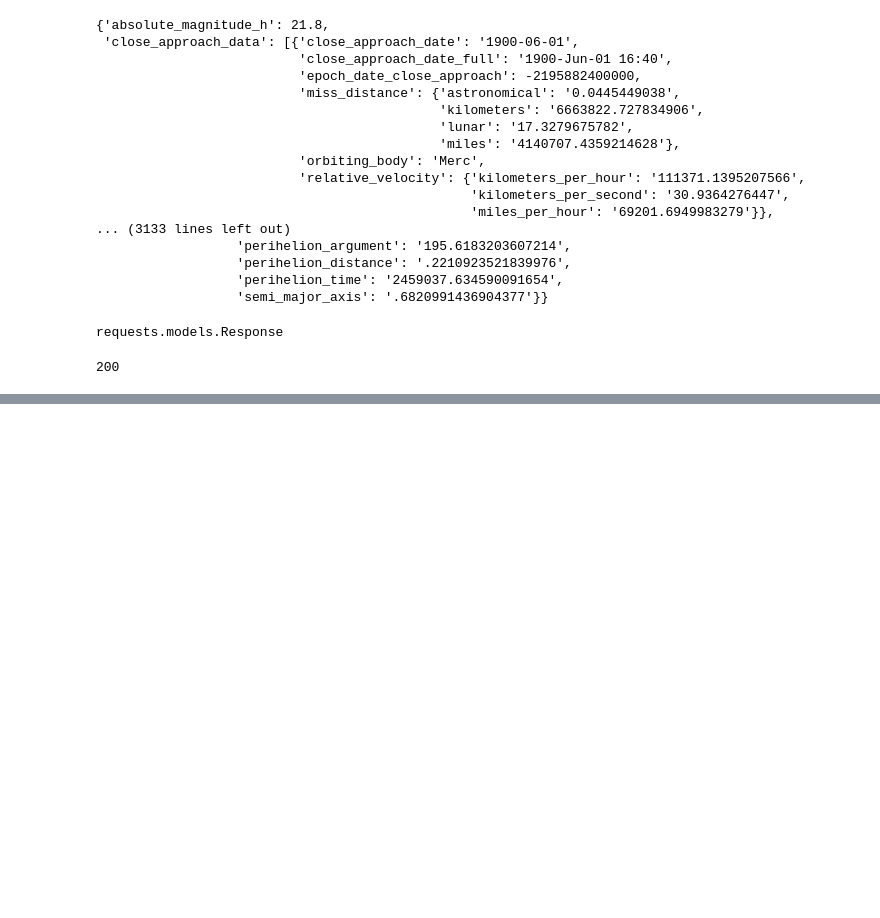
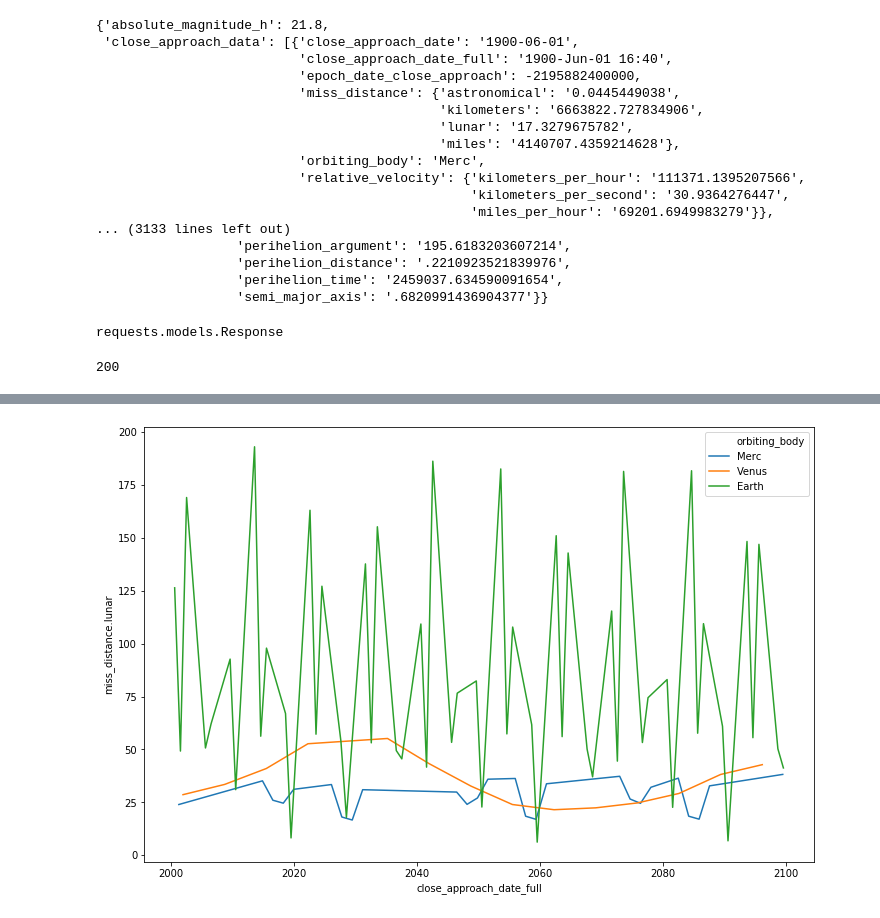
Before and after one commit to KellyWemmer/NASA-API, a Jupyter notebook: NASA Asteroid API.ipynb, the cells around one changed output, grey strips where cells are left out. Cells and saved outputs as stored; diff of their text form; code cells hidden in the pictures; blank space fills up the shorter version.

```diff
--- a/NASA Asteroid API.ipynb
+++ b/NASA Asteroid API.ipynb
@@ -69,0 +244,5 @@ nasa_split.head(50)
+# %%
+plt.figure(figsize=(12,8))
+sns.lineplot(data=twenty_first_cent, x='close_approach_date_full', y='miss_distance.lunar', hue='orbiting_body', hue_order=['Merc', 'Venus', 'Earth']);
+# %% [output]
+[figure, added]
```
Also changed, not shown: parts of 19 cells of this notebook.
